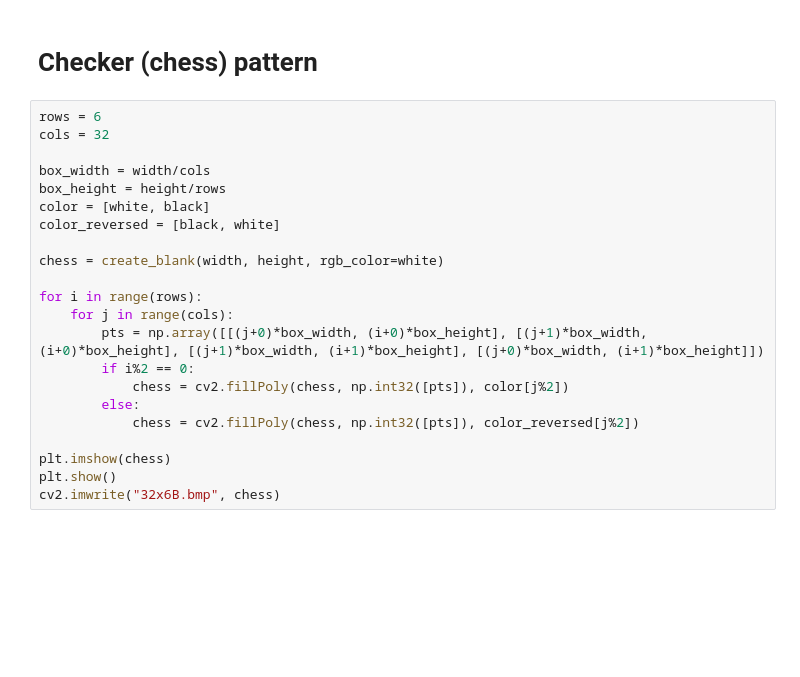
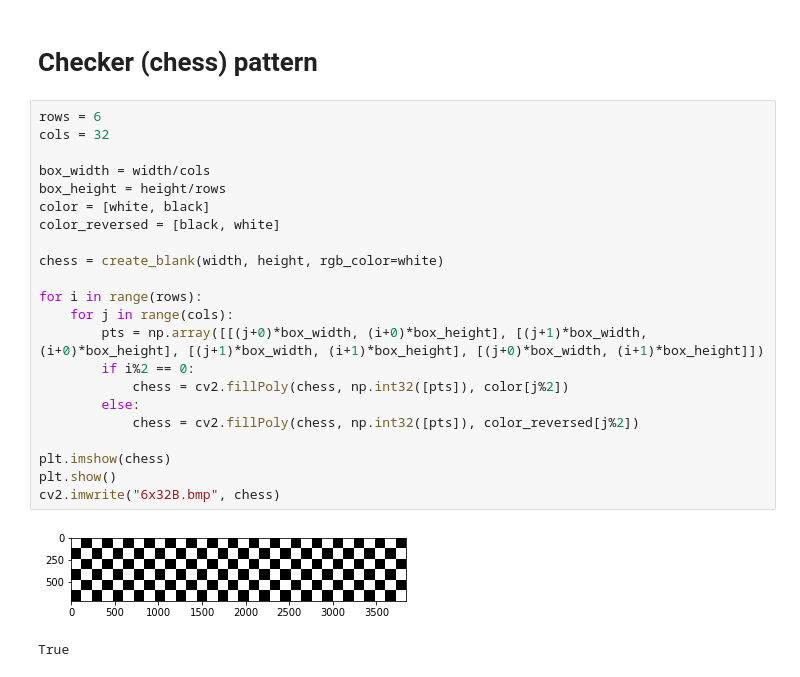
Before and after one commit to workingyifei/display-pattern-generator, a Jupyter notebook: SED test patterns.ipynb, the cells around one changed output. Cells and saved outputs as stored; diff of their text form; blank space fills up the shorter version.

```diff
--- a/SED test patterns.ipynb
+++ b/SED test patterns.ipynb
@@ -344,25 +381,28 @@ cv2.imwrite("skip_one_dot.jpg", stress)
 # %%
 rows = 6
 cols = 32
 
 box_width = width/cols
 box_height = height/rows
 color = [white, black]
 color_reversed = [black, white]
 
 chess = create_blank(width, height, rgb_color=white)
 
 for i in range(rows):
     for j in range(cols):
         pts = np.array([[(j+0)*box_width, (i+0)*box_height], [(j+1)*box_width, (i+0)*box_height], [(j+1)*box_width, (i+1)*box_height], [(j+0)*box_width, (i+1)*box_height]])
         if i%2 == 0:
             chess = cv2.fillPoly(chess, np.int32([pts]), color[j%2])
         else:
             chess = cv2.fillPoly(chess, np.int32([pts]), color_reversed[j%2])
 
 plt.imshow(chess)
 plt.show()
-cv2.imwrite("32x6B.bmp", chess)
+cv2.imwrite("6x32B.bmp", chess)
+# %% [output]
+[figure, added]
+True
 # %%
 rows = 6
 cols = 32
```
Also changed, not shown: parts of 29 cells of this notebook, 14 other files.
